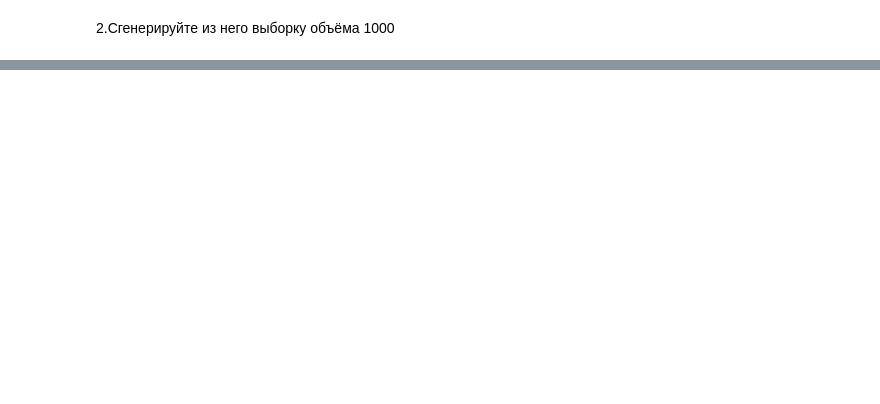
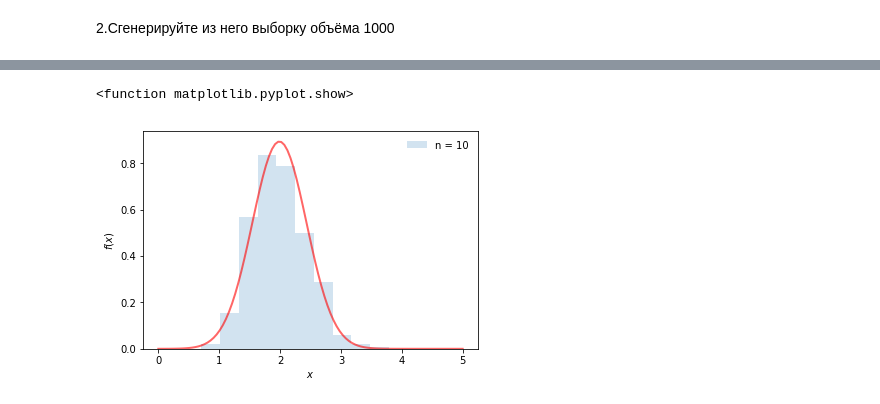
Before and after one commit to vadimbublikov2/coursera-ml-specialization, a Jupyter notebook: c1w4/CentralLimitTheorem.ipynb, the cells around one changed output, grey strips where cells are left out. Drawn from its saved outputs; the diff is of its cells as text; code cells hidden in the pictures; blank space fills up the shorter version.

```diff
--- a/c1w4/CentralLimitTheorem.ipynb
+++ b/c1w4/CentralLimitTheorem.ipynb
@@ -34,0 +38,11 @@ sample = kolm.rvs(1000)
+# %%
+def getMeans(a, n):
+    means = list()
+    for i in range(1000):
+        mean = np.mean( gamma.rvs(a, size=n, scale=b) )
+        means.append(mean)
+    return means
+# %%
+means_n5 = getMeans(a, 5)
+means_n10 = getMeans(a, 10)
+means_n50 = getMeans(a, 50)
@@ -34,0 +51,8 @@ sample = kolm.rvs(1000)
+# %%
+#для гамма распределения
+m = a * b
+disp = a * (b**2)
+
+norm_rv5 = norm(m, math.sqrt(disp/5))
+norm_rv10 = norm(m, math.sqrt(disp/10))
+norm_rv50 = norm(m, math.sqrt(disp/50))
@@ -34,0 +61,9 @@ sample = kolm.rvs(1000)
+# %%
+x = np.linspace(0, 5, 100)
+
+plt.plot(x, norm_rv5.pdf(x),'r-', lw=2, alpha=0.6)
+plt.hist(means_n5, density=True, histtype='stepfilled', alpha=0.2, label='n = 5')
+plt.legend(loc='best', frameon=False)
+plt.xlabel('$x$')
+plt.ylabel('$f(x)$')
+plt.show
@@ -34,0 +73,10 @@ sample = kolm.rvs(1000)
+# %%
+plt.plot(x, norm_rv10.pdf(x),'r-', lw=2, alpha=0.6)
+plt.hist(means_n10, density=True, histtype='stepfilled', alpha=0.2, label='n = 10')
+plt.legend(loc='best', frameon=False)
+plt.xlabel('$x$')
+plt.ylabel('$f(x)$')
+plt.show
+# %% [output]
+<function matplotlib.pyplot.show>
+[figure, added]
```
Also changed, not shown: parts of 17 cells of this notebook, 2 other files.
